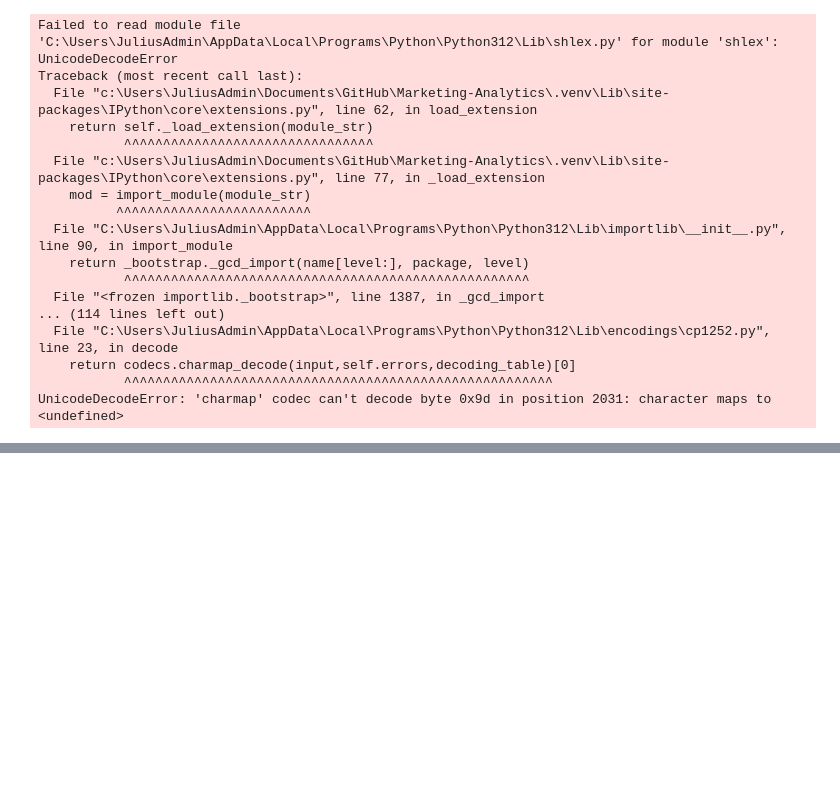
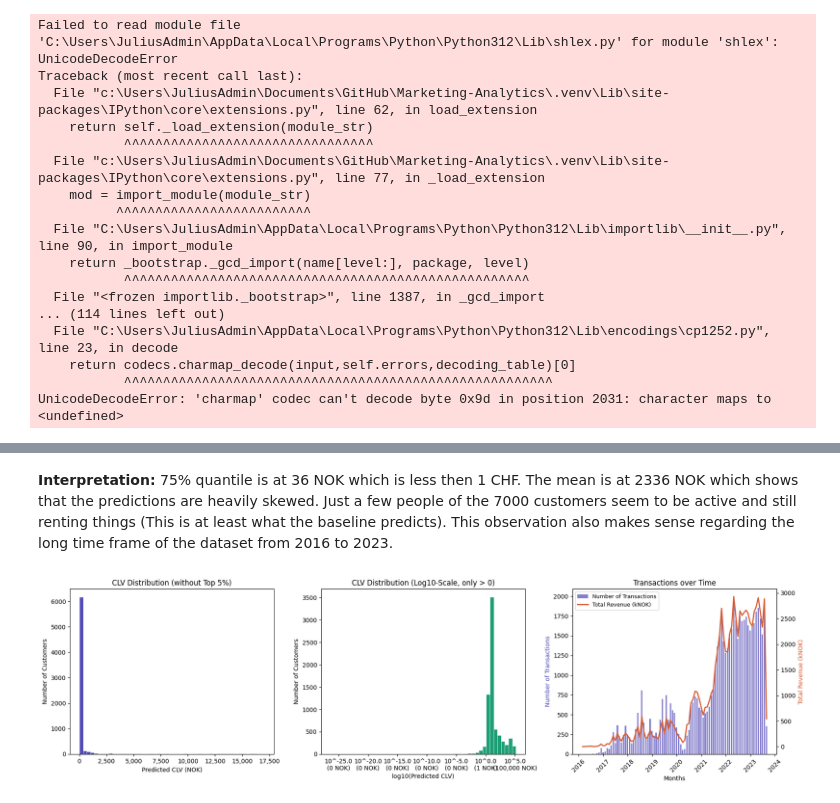
Before and after one commit to juliusatgit/Marketing-Analytics, a Jupyter notebook: notebooks/03_Baseline_CLV_Prediction.ipynb, the cells around one changed output, grey strips where cells are left out. Drawn from its saved outputs; the diff is of its cells as text; code cells hidden in the pictures; blank space fills up the shorter version.

Commit message:
Added visualization + export of CLVEuler predictions to test_customers.csv

```diff
--- a/notebooks/03_Baseline_CLV_Prediction.ipynb
+++ b/notebooks/03_Baseline_CLV_Prediction.ipynb
@@ -36,7 +37,9 @@ Traceback (most recent call last):
 UnicodeDecodeError: 'charmap' codec can't decode byte 0x9d in position 2031: character maps to <undefined>
 # %%
 # Load data
-transactions_processed = pd.read_csv(DATA_DATASETS / "transactions_processed.csv", sep=";", parse_dates=["date"])
-transactions = pd.read_csv(DATA_DATASETS / "transactions.csv", sep=";")
-baseline = pd.read_csv(DATA_DATASETS / "pred.csv")
-baseline = baseline.rename(columns={"Id": "customer.id", "predicted.period.CLV": "clv_baseline"})
+baseline_pred = pd.read_csv(DATA_DATASETS / "pred.csv")
+test = pd.read_csv(DATA_DATASETS / "test_customers.csv", sep=";")
+transactions = pd.read_csv(DATA_DATASETS / "transactions_processed.csv", sep=";")
+transactions["date"] = pd.to_datetime(transactions["date"])
+
+baseline_pred = baseline_pred.rename(columns={"Id": "customer.id", "predicted.period.CLV": "revenue_23_24_baseline_CLVEuler"})
@@ -97,0 +46,7 @@ Customers with actual > 0: 0
+# %%
+test = test.merge(baseline_pred[["customer.id", "revenue_23_24_baseline_CLVEuler"]], left_on="customer.id", right_on="customer.id", how="left")
+
+# Check for NaN values in the baseline prediction
+print("Test customers total:", len(test))
+print("With baseline prediction:", test["revenue_23_24_baseline_CLVEuler"].notna().sum())
+print("Without baseline prediction (NaN):", test["revenue_23_24_baseline_CLVEuler"].isna().sum())
@@ -97,0 +57,2 @@ Customers with actual > 0: 0
+# %%
+test["revenue_23_24_baseline_CLVEuler"] = test["revenue_23_24_baseline_CLVEuler"].fillna(0)
@@ -97,0 +76,52 @@ Customers with actual > 0: 0
+# %% [markdown]
+**Interpretation:** 75% quantile is at 36 NOK which is less then 1 CHF. The mean is at 2336 NOK which shows that the predictions are heavily skewed. Just a few people of the 7000 customers seem to be active and still renting things (This is at least what the baseline predicts). This observation also makes sense regarding the long time frame of the dataset from 2016 to 2023.
+# %%
+fig, axes = plt.subplots(1, 3, figsize=(18, 5))
+
+# CLV distribution (linear, without outliers)
+ax1 = axes[0]
+clv = test["revenue_23_24_baseline_CLVEuler"]
+clv_clipped = clv[clv < clv.quantile(0.95)] # Remove top 5% to reduce skewness for better visualization
+ax1.hist(clv_clipped, bins=50, color="#534AB7", edgecolor="white", linewidth=0.5)
+ax1.set_title("CLV Distribution (without Top 5%)")
+ax1.set_xlabel("Predicted CLV (NOK)")
+ax1.set_ylabel("Number of Customers")
+ax1.xaxis.set_major_formatter(ticker.FuncFormatter(lambda x, _: f"{int(x):,}"))
+
+# CLV distribution with log10 scale (only > 0)
+ax2 = axes[1]
+clv_nonzero = clv[clv > 0]
+ax2.hist(np.log10(clv_nonzero), bins=50, color="#1D9E75", edgecolor="white", linewidth=0.5)
+ax2.set_title("CLV Distribution (Log10-Scale, only > 0)")
+ax2.set_xlabel("log10(Predicted CLV)")
+ax2.set_ylabel("Number of Customers")
+ax2.xaxis.set_major_formatter(ticker.FuncFormatter(lambda x, _: f"10^{x:.1f}\n({10**x:,.0f} NOK)"))
+
+# Time Series
+ax3 = axes[2]
+transactions["month"] = transactions["date"].dt.to_period("M")
+monthly = transactions.groupby("month").agg(
+    n_transactions=("revenue", "count"),
+    total_revenue=("revenue", "sum")
+).reset_index()
+monthly["month_dt"] = monthly["month"].dt.to_timestamp()
+
+ax3.bar(monthly["month_dt"], monthly["n_transactions"],
+        color="#534AB7", alpha=0.7, width=20, label="Number of Transactions")
+ax3_twin = ax3.twinx()
+ax3_twin.plot(monthly["month_dt"], monthly["total_revenue"] / 1000,
+              color="#D85A30", linewidth=2, label="Total Revenue (kNOK)")
+ax3.set_title("Transactions over Time")
+ax3.set_xlabel("Months")
+ax3.set_ylabel("Number of Transactions", color="#534AB7")
+ax3_twin.set_ylabel("Total Revenue (kNOK)", color="#D85A30")
+ax3.tick_params(axis="x", rotation=45)
+
+lines1, labels1 = ax3.get_legend_handles_labels()
+lines2, labels2 = ax3_twin.get_legend_handles_labels()
+ax3.legend(lines1 + lines2, labels1 + labels2, loc="upper left", fontsize=9)
+
+plt.tight_layout()
+plt.show()
+# %% [output]
+[figure, added]
```
Also changed, not shown: parts of 12 cells of this notebook.
